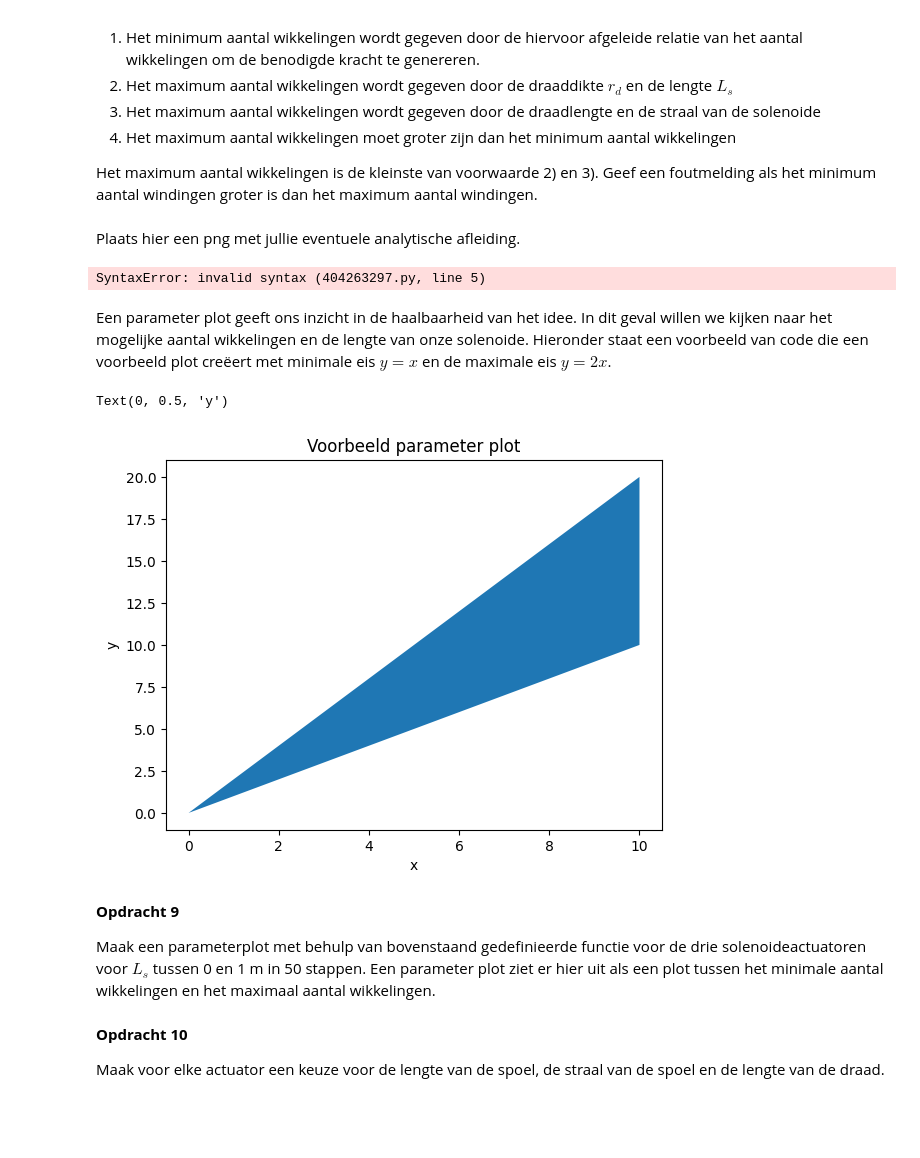
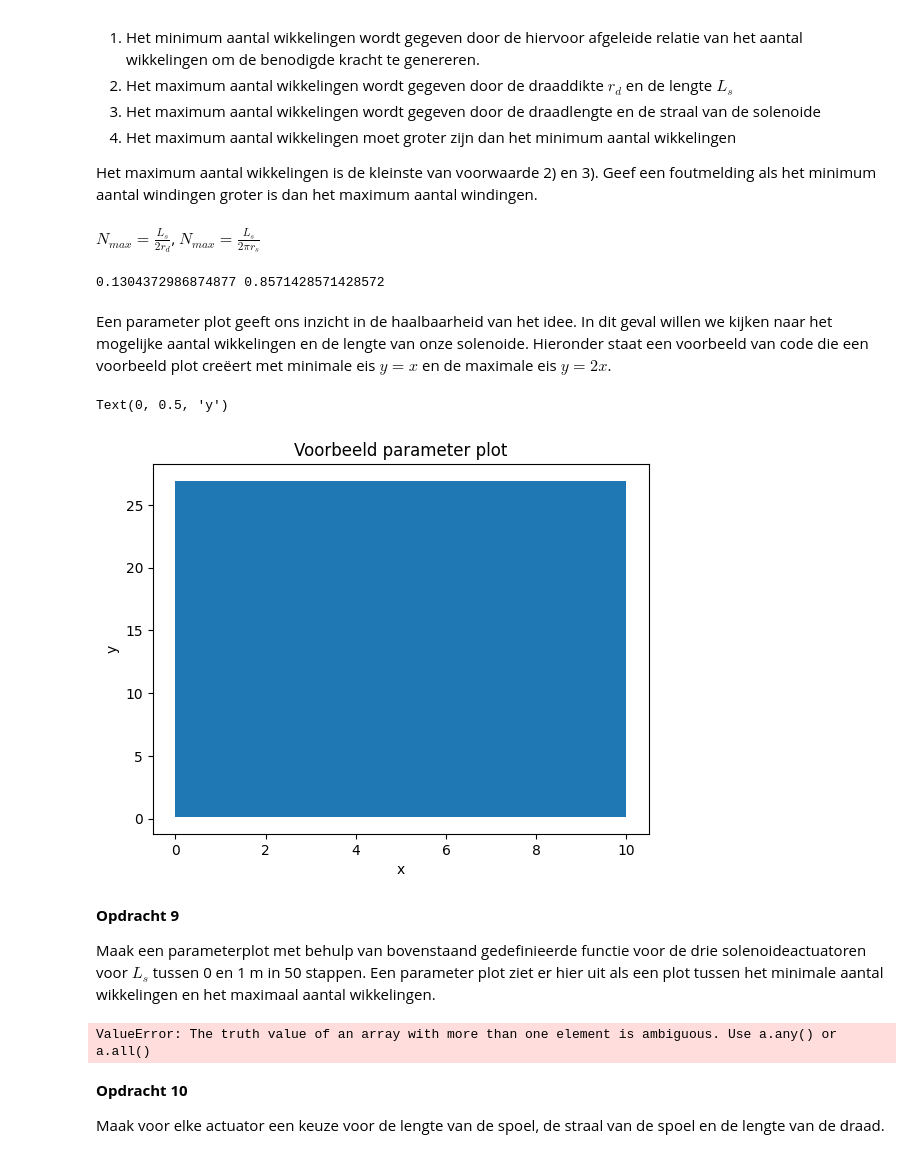
Before and after one commit to luckykat07/opdrachten-DEF-D_LE, a Jupyter notebook: DigitaleOntwerpopdrachten/2KrachtactuatorOpdracht/KrachtactuatorOpdracht.ipynb, the cells around one changed output. Saved outputs shown, nothing was run; the diff lists cells and outputs as text; code cells hidden in the pictures; blank space fills up the shorter version.

Commit message:
Parameter_niet_af

```diff
--- a/DigitaleOntwerpopdrachten/2KrachtactuatorOpdracht/KrachtactuatorOpdracht.ipynb
+++ b/DigitaleOntwerpopdrachten/2KrachtactuatorOpdracht/KrachtactuatorOpdracht.ipynb
@@ -154,46 +154,62 @@ Schrijf een enkele Python functie die het minimum en maximum aantal wikkelingen
 
 Het maximum aantal wikkelingen is de kleinste van voorwaarde 2) en 3). Geef een foutmelding als het minimum aantal windingen groter is dan het maximum aantal windingen.
 # %% [markdown]
-Plaats hier een png met jullie eventuele analytische afleiding.
+$N_{max}=\frac{L_s}{2r_d}$,
+$N_{max}=\frac{L_s}{2\pi r_s}$
 # %%
 ### BEGIN SOLUTION
+mu_r = 2000 #benadering voor ijzer
+mu_0 = 4*np.pi *10e-7
 
-def aantal_wikkelingen(relevante_parameters):
+def aantal_wikkelingen(L_s, r_s, r_d, I):
     # Voeg hieronder de formules voor het maximum en minimum aantal wikkelingen.
-    N_min =
-    N_max_1 =
-    N_max_2 =
+    N_min = np.sqrt((mu_0*(mu_r**2)*(I**2)*(np.pi*(r_s**2)))/(2*(L_s**2)*F_nodig))
+    N_max_1 = (L_s)/(2*r_d)
+    N_max_2 = (L_s)/(2*r_s*np.pi)
 
-    if N_min > N_max: ## Als het ontwerp niet mogelijk is.
-        print('The design with %.1f unit has no workable solution'%a)
-        N_min = 'NaN'
-        N_max = 'NaN'
-    N_max = max(N_max_1,N_max_2)
-    return N_min, N_max
+    return N_min, N_max_1, N_max_2
+N_min, N_max_1, N_max_2 = aantal_wikkelingen(max_lengte(V_bron, r_act, I_bat, rho_draad),0.01 , 0.001, I_bat)
+if N_max_1 > N_max_2:
+    N_max = N_max_2
+else:
+    N_max = N_max_1
+if N_min > N_max: ## Als het ontwerp niet mogelijk is.
+    print('The design with %.1f unit has no workable solution')
+    N_min = 'NaN'
+    N_max = 'NaN'
+
+print(N_min, N_max)
 # %% [output]
-SyntaxError: invalid syntax (404263297.py, line 5)
+0.1304372986874877 0.8571428571428572
 # %% [markdown]
 Een parameter plot geeft ons inzicht in de haalbaarheid van het idee. In dit geval willen we kijken naar het mogelijke aantal wikkelingen en de lengte van onze solenoide. Hieronder staat een voorbeeld van code die een voorbeeld plot creëert met minimale eis $y=x$ en de maximale eis $y=2x$.
 # %%
 x = np.linspace(0,10,100)
-y_min = x # Minimale eis
-y_max = 2*x # Maximale eis
+y_min = aantal_wikkelingen(max_lengte(V_bron, r_act, I_bat, rho_draad),0.01 , 0.001, 0.5)[0] # Minimale eis
+y_max = aantal_wikkelingen(max_lengte(V_bron, r_act, I_bat, rho_draad),0.01 , 0.001, 0.5)[1] # Maximale eis
 
 plt.fill_between(x,y_min,y_max) # De ruimte tussen de eisen vullen
 plt.title("Voorbeeld parameter plot")
 plt.xlabel("x")
 plt.ylabel("y")
 # %% [output]
 Text(0, 0.5, 'y')
-[figure, old version]
+[figure, new version]
 # %% [markdown]
 **Opdracht 9**
 
 Maak een parameterplot met behulp van bovenstaand gedefinieerde functie voor de drie solenoideactuatoren voor $L_s$ tussen 0 en 1 m in 50 stappen. Een parameter plot ziet er hier uit als een plot tussen het minimale aantal wikkelingen en het maximaal aantal wikkelingen.
 # %%
 ###
-###Jouw code hier###
+L_s_par = np.array(np.linspace(0, 1, 50))
+N_min, N_max = aantal_wikkelingen(max_lengte(V_bron, r_act, I_bat, rho_draad),L_s_par , 0.001, 0.5)
+
+plt.fill_between(L_s_par,N_min,N_max)
+plt.xlabel("Lengte spoel")
+plt.ylabel("Aantal windingen")
 ###
+# %% [output]
+ValueError: The truth value of an array with more than one element is ambiguous. Use a.any() or a.all()
 # %% [markdown]
 **Opdracht 10**
 
```
